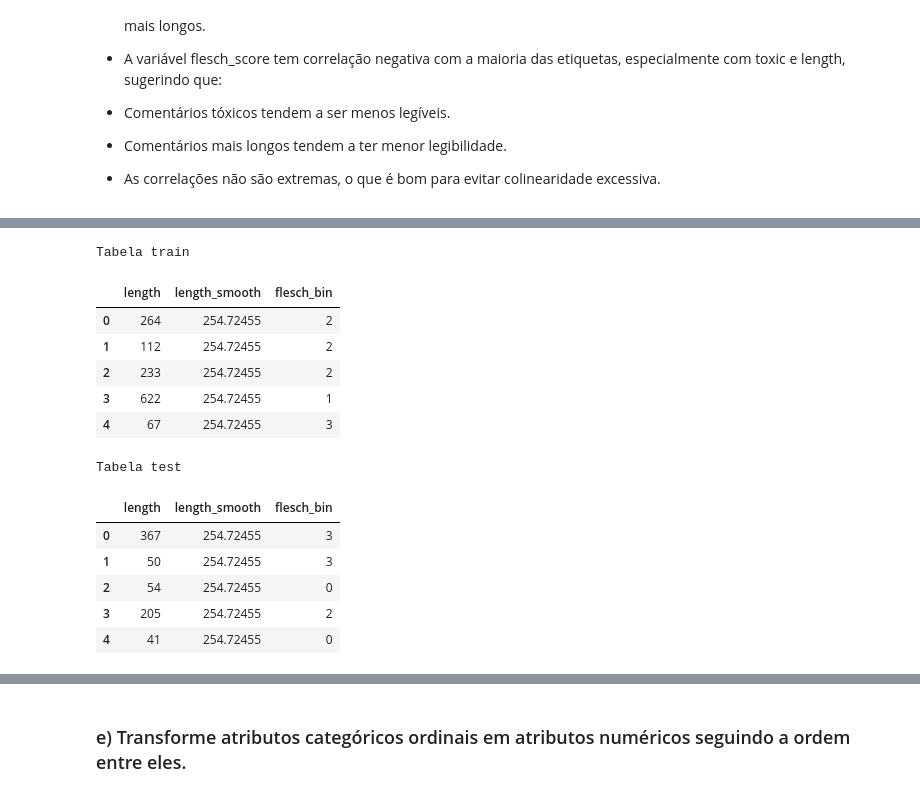
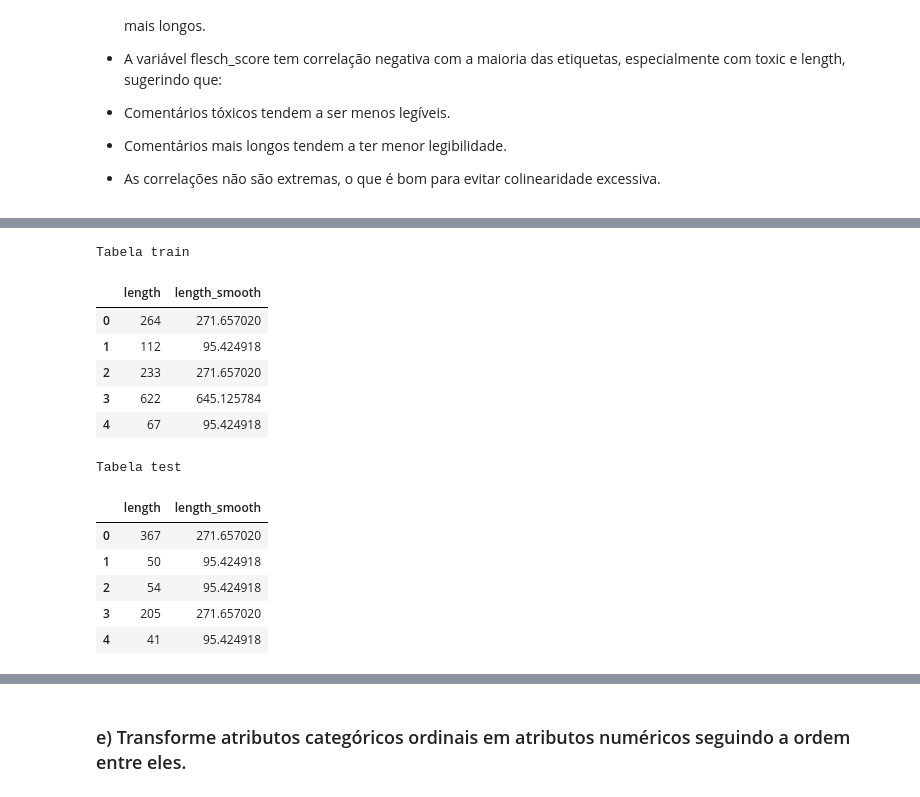
Before and after one commit to Alex300VA24/projectToxicComment, a Jupyter notebook: toxic_comments/notebooks/toxic_classification.ipynb, the cells around one changed output, grey strips where cells are left out. Cells and saved outputs as stored; diff of their text form; code cells hidden in the pictures.

```diff
--- a/toxic_comments/notebooks/toxic_classification.ipynb
+++ b/toxic_comments/notebooks/toxic_classification.ipynb
@@ -379,21 +385,26 @@ Nesta etapa, devemos identificar e, se necessário, **preencher valores ausentes
 # %%
-# Preencher valores ausentes da métrica Flesch (com média)
+'''# Preencher valores ausentes da métrica Flesch (com média)
 flesch_imputer = SimpleImputer(strategy='mean')
 train['flesch_score'] = flesch_imputer.fit_transform(train[['flesch_score']])
 test['flesch_score'] = flesch_imputer.transform(test[['flesch_score']])
 
-# Verificar valores ausentes no train e test
-missing_train = train.isnull().sum().reset_index()
-missing_train.columns = ['Coluna', 'Valores_ausentes_treino']
+'''
 
-missing_test = test.isnull().sum().reset_index()
-missing_test.columns = ['Coluna', 'Valores_ausentes_teste']
+# Verificar valores ausentes novamente
+print("Valores ausentes no train:")
+display(train.isnull().sum())
 
+print("Valores ausentes no test:")
+display(test.isnull().sum())
 
-# Exibir tabelas
-print("Valores ausentes - Train:")
-display(missing_train)
+# Preenchimento: aplicar apenas se necessário
+# Exemplo para texto
+train['comment_text'].fillna('desconhecido', inplace=True)
+test['comment_text'].fillna('desconhecido', inplace=True)
 
-print("Valores ausentes - Test:")
-display(missing_test)
+# Exemplo para numéricos
+for col in ['length', 'flesch_scaler']:
+    mean_value = train[col].mean()  # ajuste no train
+    train[col].fillna(mean_value, inplace=True)
+    test[col].fillna(mean_value, inplace=True)
 # %% [output]
@@ -428,35 +451,41 @@ No nosso dataset, aplicamos essa técnica sobre o atributo **`length`** (comprim
 # %%
-# Função de suavização
+# Discretizar o atributo 'length' em 5 bins no train
+train['length_bin'] = pd.cut(train['length'], bins=27)
+
+# Calcular a média de cada bin no train
+bin_means = train.groupby('length_bin')['length'].mean()
+
+# Função para suavizar um valor com base nos bins do train
 def smooth_length(x):
     for interval, mean in bin_means.items():
         if x in interval:
             return mean
     return x
 
-# Aplicar suavização no train e test
+# Aplicar a suavização no train e no test
 train['length_smooth'] = train['length'].apply(smooth_length)
 test['length_smooth'] = test['length'].apply(smooth_length)
 
 # Suavização de ruídos usando qcut
-train['flesch_bin'] = pd.qcut(train['flesch_score'], q=4, labels=False)
-test['flesch_bin'] = pd.qcut(test['flesch_score'], q=4, labels=False)
+#train['flesch_bin'] = pd.qcut(train['flesch_scaler'], q=4, labels=False)
+#test['flesch_bin'] = pd.qcut(test['flesch_scaler'], q=4, labels=False)
 
 print('Tabela train')
-display(train[['length', 'length_smooth', 'flesch_bin']].head())
+display(train[['length', 'length_smooth']].head())
 print('Tabela test')
-display(test[['length', 'length_smooth', 'flesch_bin']].head())
+display(test[['length', 'length_smooth']].head())
 # %% [output]
 Tabela train
-|  | length | length_smooth | flesch_bin |
-| 0 | 264 | 254.72455 | 2 |
-| 1 | 112 | 254.72455 | 2 |
-| 2 | 233 | 254.72455 | 2 |
-| 3 | 622 | 254.72455 | 1 |
-| 4 | 67 | 254.72455 | 3 |
+|  | length | length_smooth |
+| 0 | 264 | 271.657020 |
+| 1 | 112 | 95.424918 |
+| 2 | 233 | 271.657020 |
+| 3 | 622 | 645.125784 |
+| 4 | 67 | 95.424918 |
 Tabela test
-|  | length | length_smooth | flesch_bin |
-| 0 | 367 | 254.72455 | 3 |
-| 1 | 50 | 254.72455 | 3 |
-| 2 | 54 | 254.72455 | 0 |
-| 3 | 205 | 254.72455 | 2 |
-| 4 | 41 | 254.72455 | 0 |
+|  | length | length_smooth |
+| 0 | 367 | 271.657020 |
+| 1 | 50 | 95.424918 |
+| 2 | 54 | 95.424918 |
+| 3 | 205 | 271.657020 |
+| 4 | 41 | 95.424918 |
```
Also changed, not shown: parts of 32 cells of this notebook.
